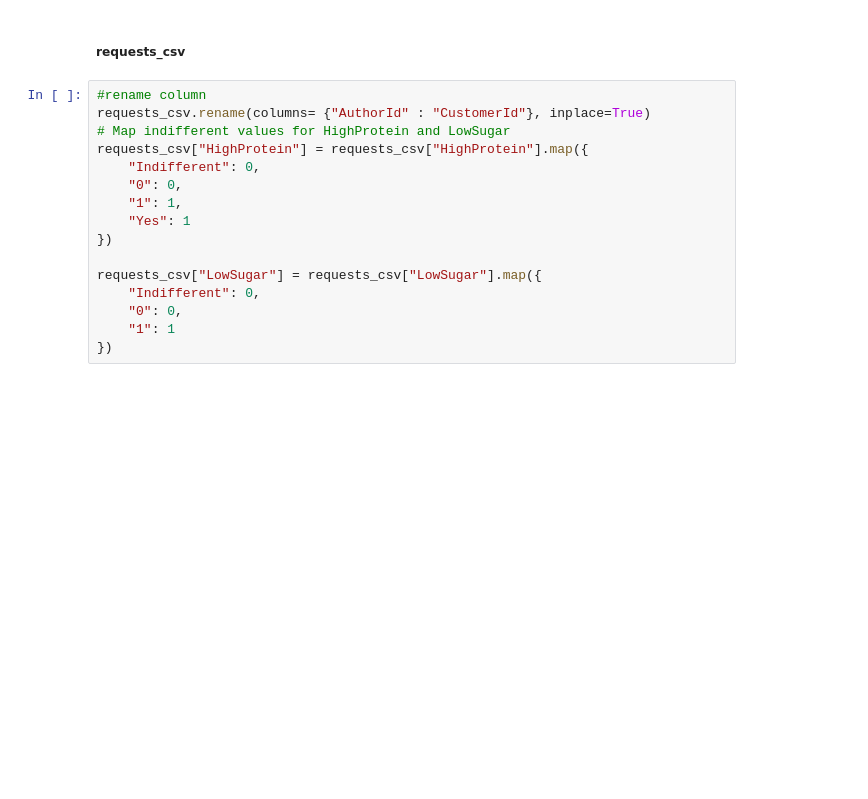
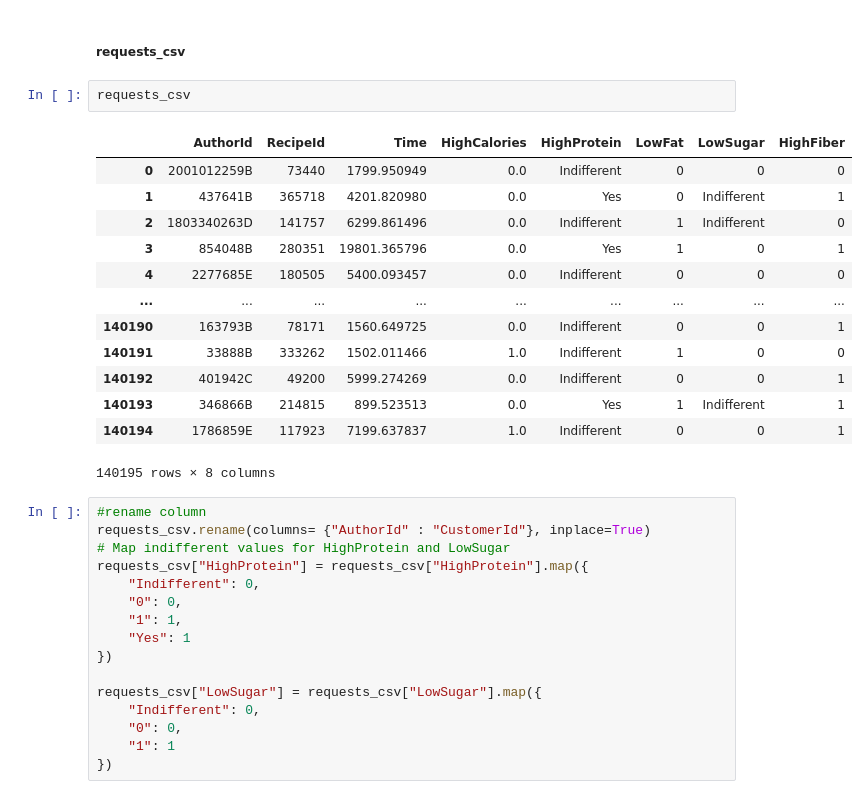
Before and after one commit to MittmannM/AnalyticsCupTUM, a Jupyter notebook: AC.ipynb, the cells around one changed output. Drawn from its saved outputs; the diff is of its cells as text; blank space fills up the shorter version.

```diff
--- a/AC.ipynb
+++ b/AC.ipynb
@@ -107,6 +148,22 @@ recipes_csv
 75604 rows × 13 columns
 # %% [markdown]
 ##### requests_csv
+# %%
+requests_csv
+# %% [output]
+|  | AuthorId | RecipeId | Time | HighCalories | HighProtein | LowFat | LowSugar | HighFiber |
+| 0 | 2001012259B | 73440 | 1799.950949 | 0.0 | Indifferent | 0 | 0 | 0 |
+| 1 | 437641B | 365718 | 4201.820980 | 0.0 | Yes | 0 | Indifferent | 1 |
+| 2 | 1803340263D | 141757 | 6299.861496 | 0.0 | Indifferent | 1 | Indifferent | 0 |
+| 3 | 854048B | 280351 | 19801.365796 | 0.0 | Yes | 1 | 0 | 1 |
+| 4 | 2277685E | 180505 | 5400.093457 | 0.0 | Indifferent | 0 | 0 | 0 |
+| ... | ... | ... | ... | ... | ... | ... | ... | ... |
+| 140190 | 163793B | 78171 | 1560.649725 | 0.0 | Indifferent | 0 | 0 | 1 |
+| 140191 | 33888B | 333262 | 1502.011466 | 1.0 | Indifferent | 1 | 0 | 0 |
+| 140192 | 401942C | 49200 | 5999.274269 | 0.0 | Indifferent | 0 | 0 | 1 |
+| 140193 | 346866B | 214815 | 899.523513 | 0.0 | Yes | 1 | Indifferent | 1 |
+| 140194 | 1786859E | 117923 | 7199.637837 | 1.0 | Indifferent | 0 | 0 | 1 |
+140195 rows × 8 columns
 # %%
 #rename column
 requests_csv.rename(columns= {"AuthorId" : "CustomerId"}, inplace=True)
```
Also changed, not shown: parts of 14 cells of this notebook.
